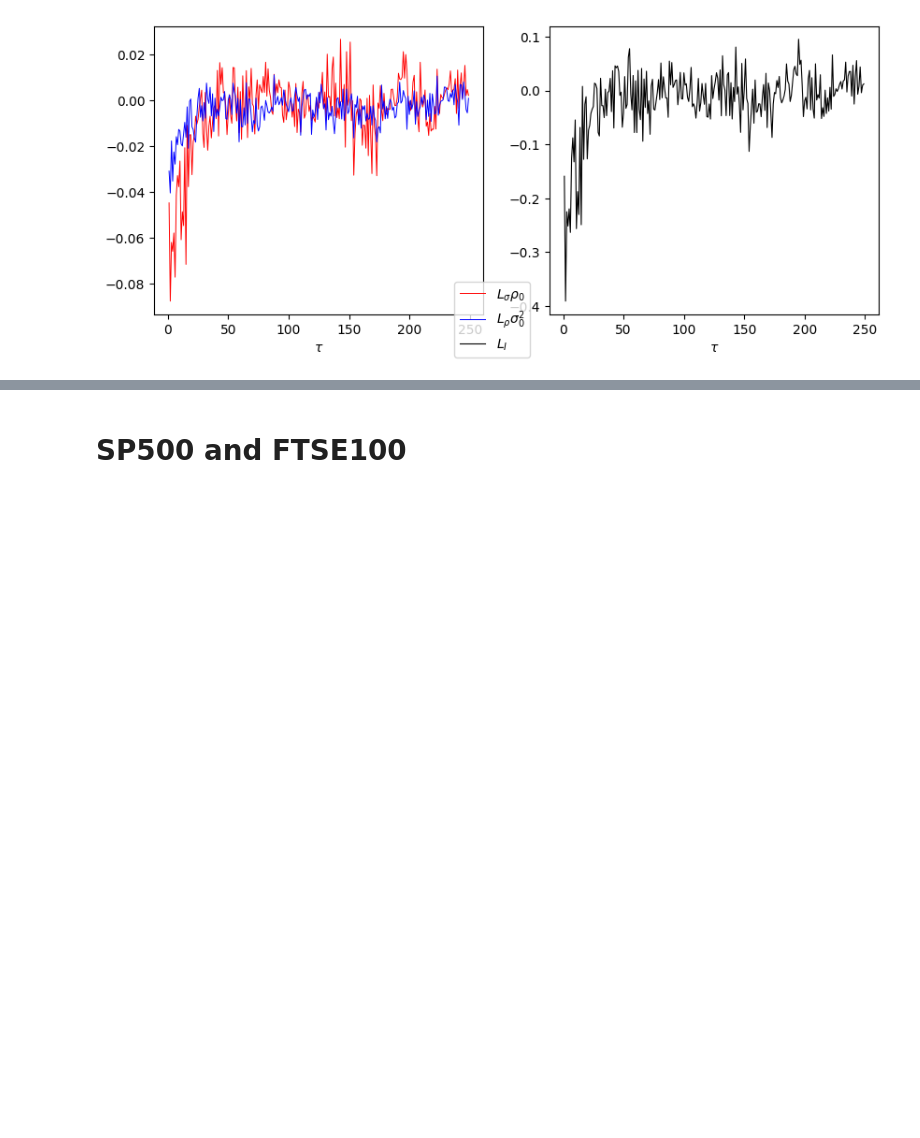
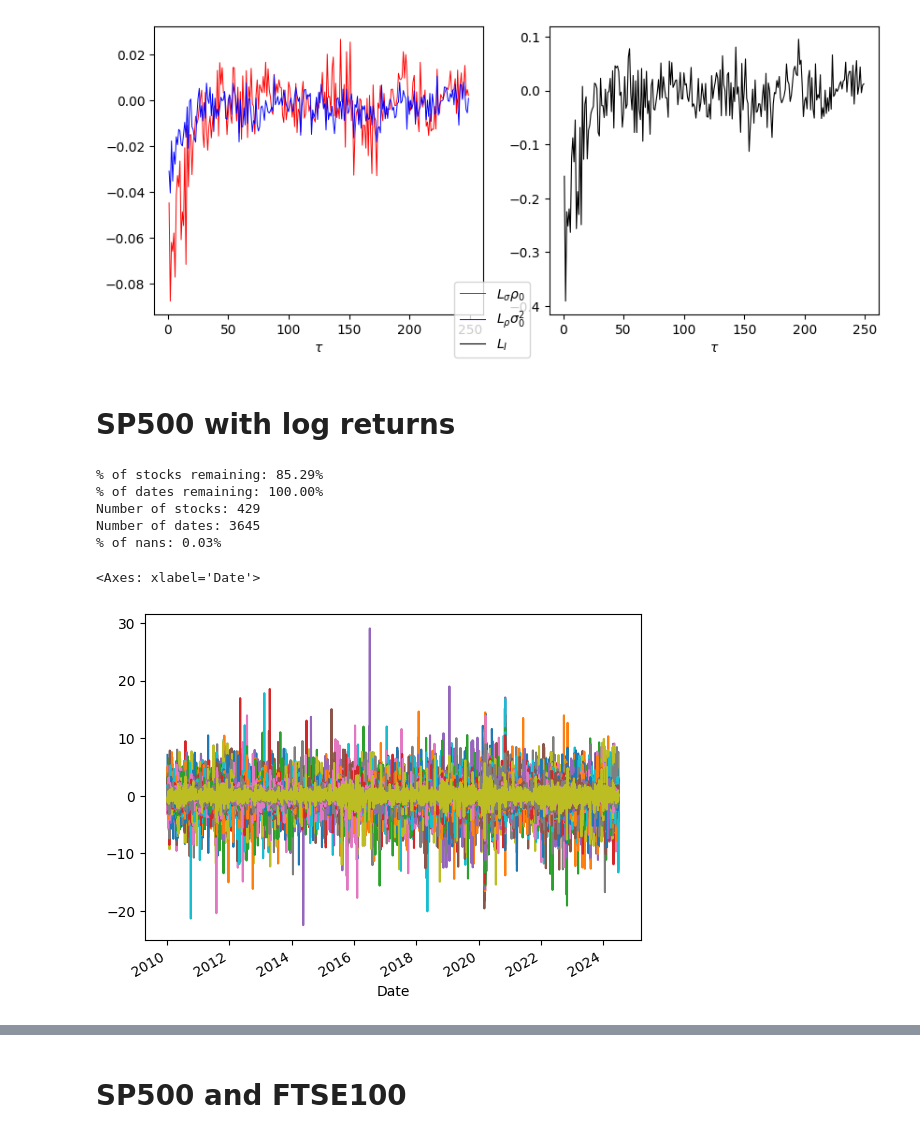
Before and after one commit to megi2601/physics_masters, a Jupyter notebook: code/laverage_effect_global.ipynb, the cells around one changed output, grey strips where cells are left out. Drawn from its saved outputs; the diff is of its cells as text; code cells hidden in the pictures; blank space fills up the shorter version.

```diff
--- a/code/laverage_effect_global.ipynb
+++ b/code/laverage_effect_global.ipynb
@@ -40,3 +38,20 @@ f.plot_correlation_functions(data, fig, ax)
 <I^2> = 0.3221
 rho_0*sigma2_0 = 0.1930
 [figure]
+# %% [markdown]
+# SP500 with log returns
+# %%
+importlib.reload(f)
+df_concat = f.concat_and_select(dataframes, 0.99, cpi_file=None)
+df_concat, index_series = f.calculate_returns(df_concat, 'log')
+# %% [output]
+% of stocks remaining: 85.29%
+% of dates remaining: 100.00%
+Number of stocks: 429
+Number of dates: 3645
+% of nans: 0.03%
+# %%
+df_concat.plot(legend=False)
+# %% [output]
+<Axes: xlabel='Date'>
+[figure, added]
```
Also changed, not shown: parts of 4 cells of this notebook, 8 other files.
